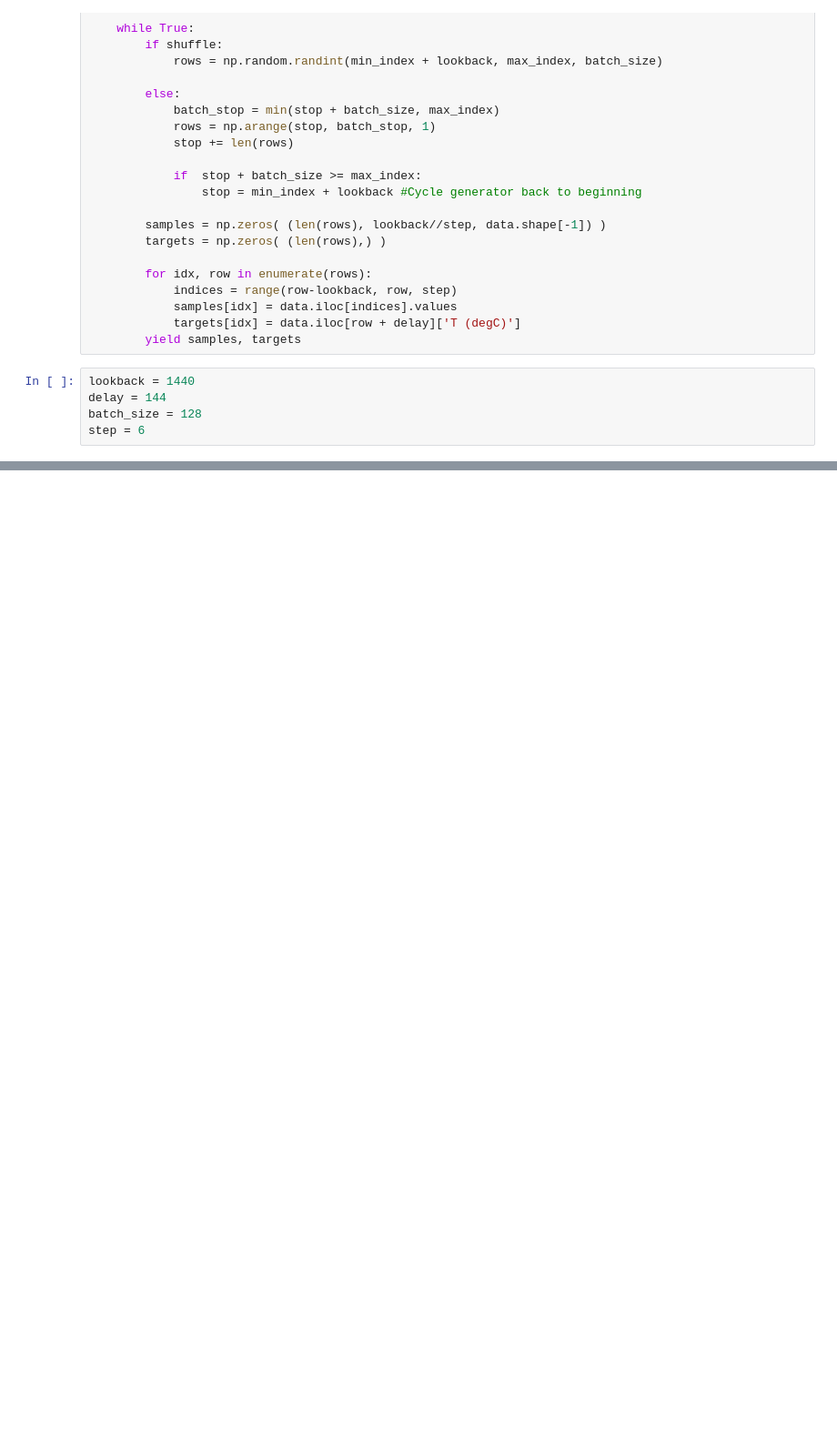
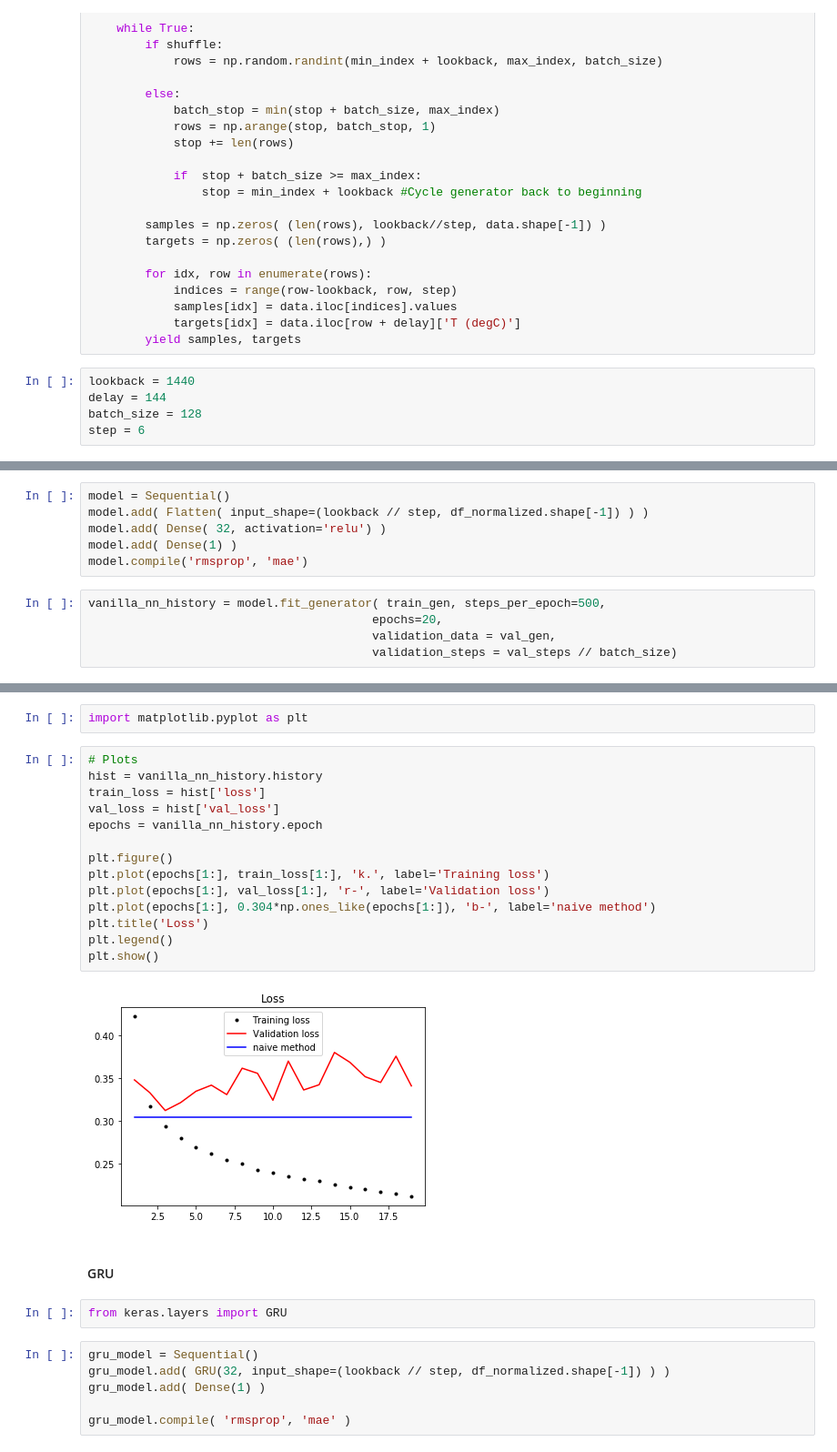
Before and after one commit to mohantyk/deep-learning-book, a Jupyter notebook: advanced-recurrent-networks.ipynb, the cells around one changed output, grey strips where cells are left out. Shown at 91% size. Cells and saved outputs as stored; diff of their text form; blank space fills up the shorter version.

Commit message:
Use vanilla neural nets and a GRU to forecast temperature

```diff
--- a/advanced-recurrent-networks.ipynb
+++ b/advanced-recurrent-networks.ipynb
@@ -85,0 +121,11 @@ test_steps = df_normalized.shape[0] - 300001 - lookback
+# %%
+model = Sequential()
+model.add( Flatten( input_shape=(lookback // step, df_normalized.shape[-1]) ) )
+model.add( Dense( 32, activation='relu') )
+model.add( Dense(1) )
+model.compile('rmsprop', 'mae')
+# %%
+vanilla_nn_history = model.fit_generator( train_gen, steps_per_epoch=500,
+                                        epochs=20,
+                                        validation_data = val_gen,
+                                        validation_steps = val_steps // batch_size)
@@ -85,0 +150,28 @@ test_steps = df_normalized.shape[0] - 300001 - lookback
+# %%
+import matplotlib.pyplot as plt
+# %%
+# Plots
+hist = vanilla_nn_history.history
+train_loss = hist['loss']
+val_loss = hist['val_loss']
+epochs = vanilla_nn_history.epoch
+
+plt.figure()
+plt.plot(epochs[1:], train_loss[1:], 'k.', label='Training loss')
+plt.plot(epochs[1:], val_loss[1:], 'r-', label='Validation loss')
+plt.plot(epochs[1:], 0.304*np.ones_like(epochs[1:]), 'b-', label='naive method')
+plt.title('Loss')
+plt.legend()
+plt.show()
+# %% [output]
+[figure, added]
+# %% [markdown]
+#### GRU
+# %%
+from keras.layers import GRU
+# %%
+gru_model = Sequential()
+gru_model.add( GRU(32, input_shape=(lookback // step, df_normalized.shape[-1]) ) )
+gru_model.add( Dense(1) )
+
+gru_model.compile( 'rmsprop', 'mae' )
```
Also changed, not shown: parts of 10 cells of this notebook.
